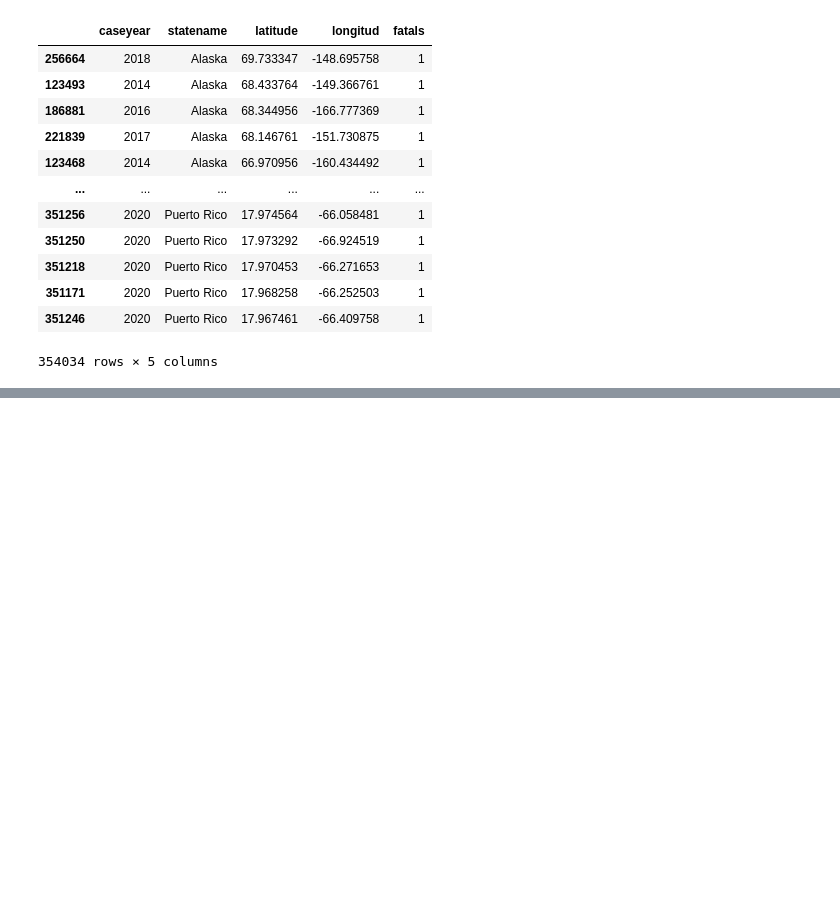
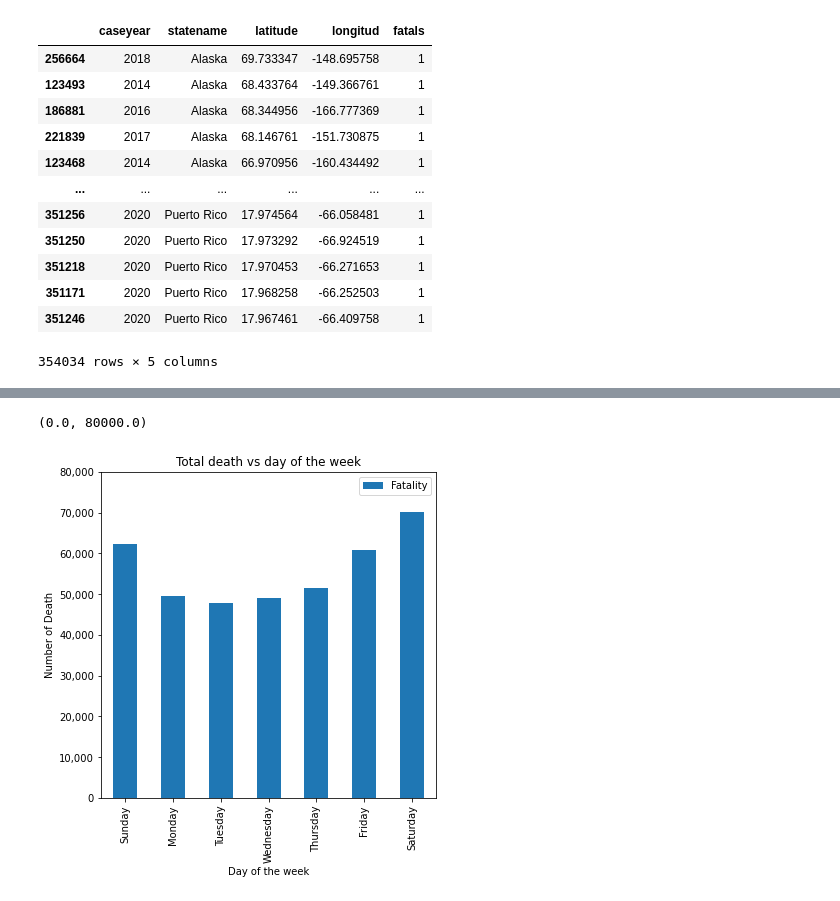
Before and after one commit to MZt92-ui/Project-1-Group-3, a Jupyter notebook: car_crash/data_analyse.ipynb, the cells around one changed output, grey strips where cells are left out. Drawn from its saved outputs; the diff is of its cells as text; code cells hidden in the pictures; blank space fills up the shorter version.

```diff
--- a/car_crash/data_analyse.ipynb
+++ b/car_crash/data_analyse.ipynb
@@ -176,0 +223,17 @@ fig
+# %%
+#fatility vs day in week
+day_map = cause_df[['day_week','day_weekname']].drop_duplicates()
+day_of_week_df = cause_df.sort_values('day_week',ascending=True)
+day_of_week_df=day_of_week_df.groupby('day_weekname').sum()['fatals'].reset_index()
+day_of_week_df=day_of_week_df.merge(day_map,on='day_weekname').sort_values('day_week',ascending=True)
+del day_of_week_df['day_week']
+day_of_week_df.set_index('day_weekname',inplace=True)
+p = day_of_week_df.plot.bar(figsize =(6,6),title='Total death vs day of the week')
+p.set_xlabel ('Day of the week')
+p.set_ylabel ('Number of Death')
+p.yaxis.set_major_formatter(mpl.ticker.StrMethodFormatter('{x:,.0f}'))
+p.legend(['Fatality'])
+p.set_ylim(0,80000)
+# %% [output]
+(0.0, 80000.0)
+[figure, added]
```
Also changed, not shown: parts of 5 cells of this notebook.
